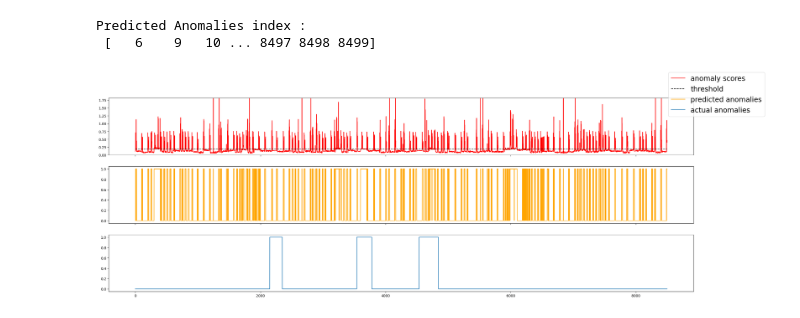
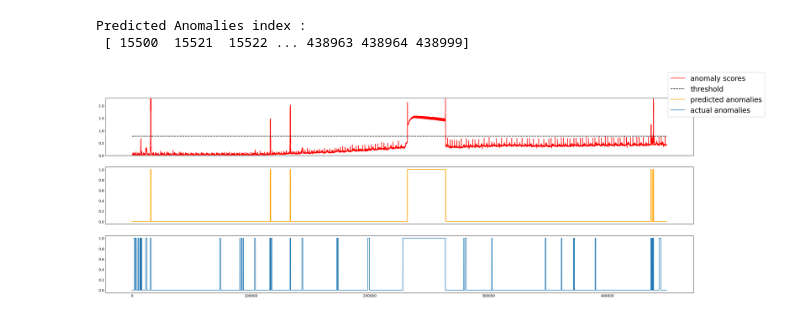
Before and after one commit to Jaeyoungkoh/Anomaly-Detection, a Jupyter notebook: plotting_anomaly_score.ipynb, the cells around one changed output. Saved outputs shown, nothing was run; the diff lists cells and outputs as text; code cells hidden in the pictures.

```diff
--- a/plotting_anomaly_score.ipynb
+++ b/plotting_anomaly_score.ipynb
@@ -5,7 +5,7 @@ import matplotlib.pyplot as plt
 import pandas as pd
 import os
 
-output_folder = r'output\SMAP_MSL\AnomalyTransformer\10112025_100807'
+output_folder = r'output\SWaT\AnomalyTransformer\07012026_112129'
 file_dir = os.path.join(output_folder, 'test_output.pkl')
 
 # Load test_output.pkl
@@ -23,22 +23,41 @@ pred_anomalies_idx = np.where(pred_anomalies == 1)[0]
 # %%
 data_copy = test_output.copy()
 
 print(f"Predicted Anomalies index : \n {pred_anomalies_idx}")
 fig, axs = plt.subplots(3, figsize=(30, 10), sharex=True)
 
 axs[0].plot(data_copy["A_Score_Global"], c="r", label="anomaly scores")
 axs[0].plot(data_copy["Thresh_Global_bf"], linestyle="dashed", c="black", label="threshold")
 axs[1].plot(data_copy["A_Pred_Global_bf"], label="predicted anomalies", c="orange")
 axs[2].plot(data_copy["A_True_Global"], label="actual anomalies")
 
-axs[0].set_ylim([0, 10 * np.mean(data_copy["Thresh_Global_bf"].values)])
+axs[0].set_ylim([0, 3 * np.mean(data_copy["Thresh_Global_bf"].values)])
 # axs[0].set_ylim([0 , 0.1])
 fig.legend(prop={"size": 20})
+# plt.show()
+
+
+# Y축 범위 설정
+axs[0].set_ylim([0, 3 * np.mean(data_copy["Thresh_Global_bf"].values)])
+
+# ---------------------------------------------------------
+# [수정된 부분] 모든 서브플롯(axs)에 대해 눈금 선 및 격자 제거 설정
+# ---------------------------------------------------------
+for ax in axs:
+    # 1. 배경의 수평/수직 격자(Grid) 끄기
+    ax.grid(False)
+
+    # 2. 축 위의 눈금 표시(작은 작대기) 길이 0으로 설정 (안 보이게 함)
+    # axis='both': x, y축 모두 적용
+    # which='both': 주 눈금(major)과 보조 눈금(minor) 모두 적용
+    ax.tick_params(axis='both', which='both', length=0)
+
+fig.legend(prop={"size": 20})
 plt.show()
 # %% [output]
 Predicted Anomalies index :
- [   6    9   10 ... 8497 8498 8499]
+ [ 15500  15521  15522 ... 438963 438964 438999]
-[figure, old version]
+[figure, new version]
 # %%
 data_copy = test_output.drop(columns=['A_Score_Global', 'Thresh_Global_bf'])
 cols = [c for c in data_copy.columns if not (c.startswith('Thresh_') or c.startswith('A_Pred_'))]
```
Also changed, not shown: parts of 16 cells of this notebook, 27 other files.
